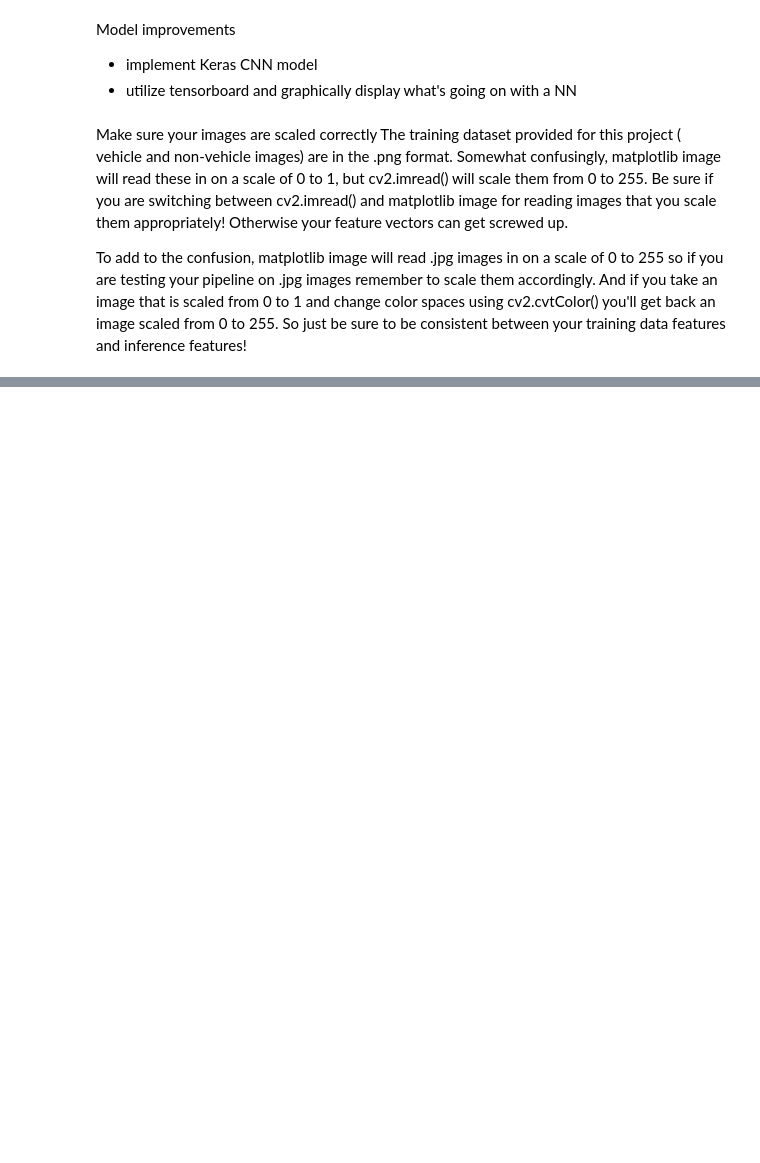
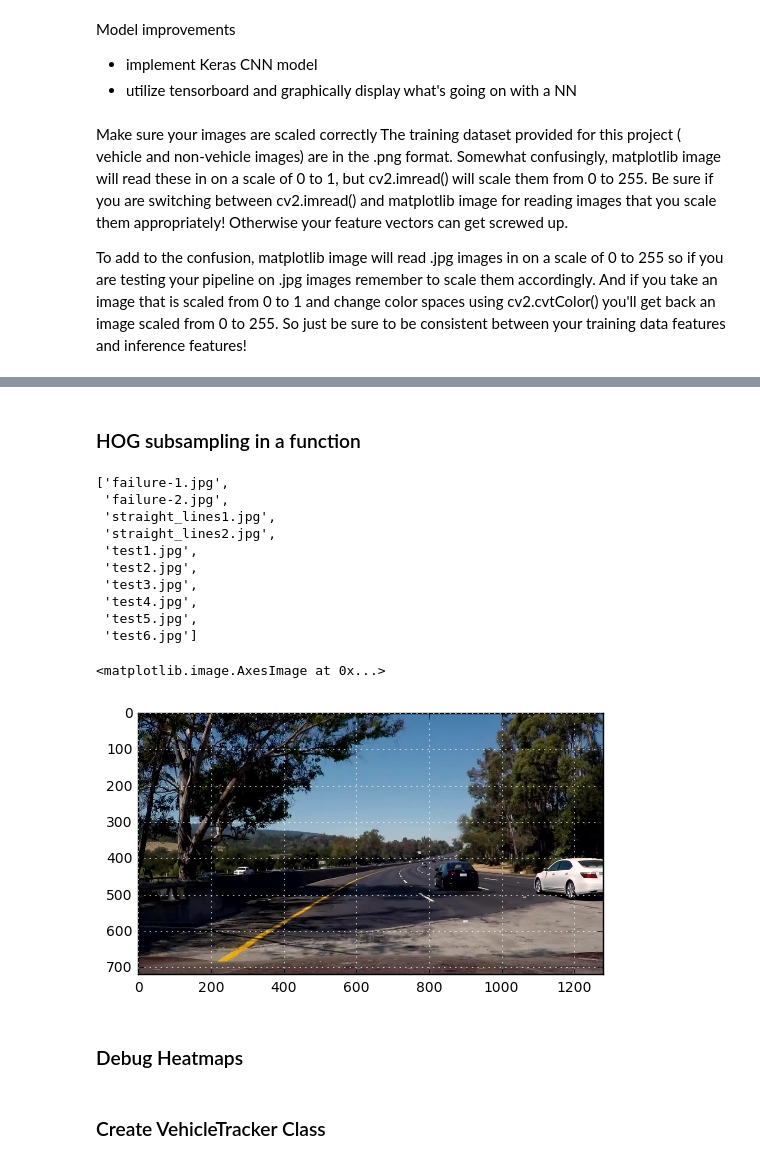
Before and after one commit to JLee21/Udacity-Self-Driving-Car-NanoDegree-Term-1, a Jupyter notebook: p5-vehicle-detection/carnd-vehicle-detection/vehicle-detection.ipynb, the cells around one changed output, grey strips where cells are left out. Saved outputs shown, nothing was run; the diff lists cells and outputs as text; code cells hidden in the pictures; blank space fills up the shorter version.

```diff
--- a/p5-vehicle-detection/carnd-vehicle-detection/vehicle-detection.ipynb
+++ b/p5-vehicle-detection/carnd-vehicle-detection/vehicle-detection.ipynb
@@ -622,0 +931,2 @@ plt.imshow(draw_boxes(draw_img, windows_to_test, color=(50,50,255), thick=6))
+# %% [markdown]
+### HOG subsampling in a function
@@ -622,0 +1064,21 @@ plt.imshow(draw_boxes(draw_img, windows_to_test, color=(50,50,255), thick=6))
+# %%
+import os
+os.listdir('test-images/')
+image_test_path = glob.glob('test-images/failure-1.jpg')
+image_test = mpimg.imread(image_test_path[0])
+plt.imshow(image_test); plt.grid(which='major', color='w', axis='both'); plt.show()
+# %% [output]
+['failure-1.jpg',
+ 'failure-2.jpg',
+ 'straight_lines1.jpg',
+ 'straight_lines2.jpg',
+ 'test1.jpg',
+ 'test2.jpg',
+ 'test3.jpg',
+ 'test4.jpg',
+ 'test5.jpg',
+ 'test6.jpg']
+<matplotlib.image.AxesImage at 0x...>
+[figure, added]
+# %% [markdown]
+### Debug Heatmaps
@@ -622,0 +1123,2 @@ plt.imshow(draw_boxes(draw_img, windows_to_test, color=(50,50,255), thick=6))
+# %% [markdown]
+### Create VehicleTracker Class
```
Also changed, not shown: parts of 24 cells of this notebook, 1 other file.
